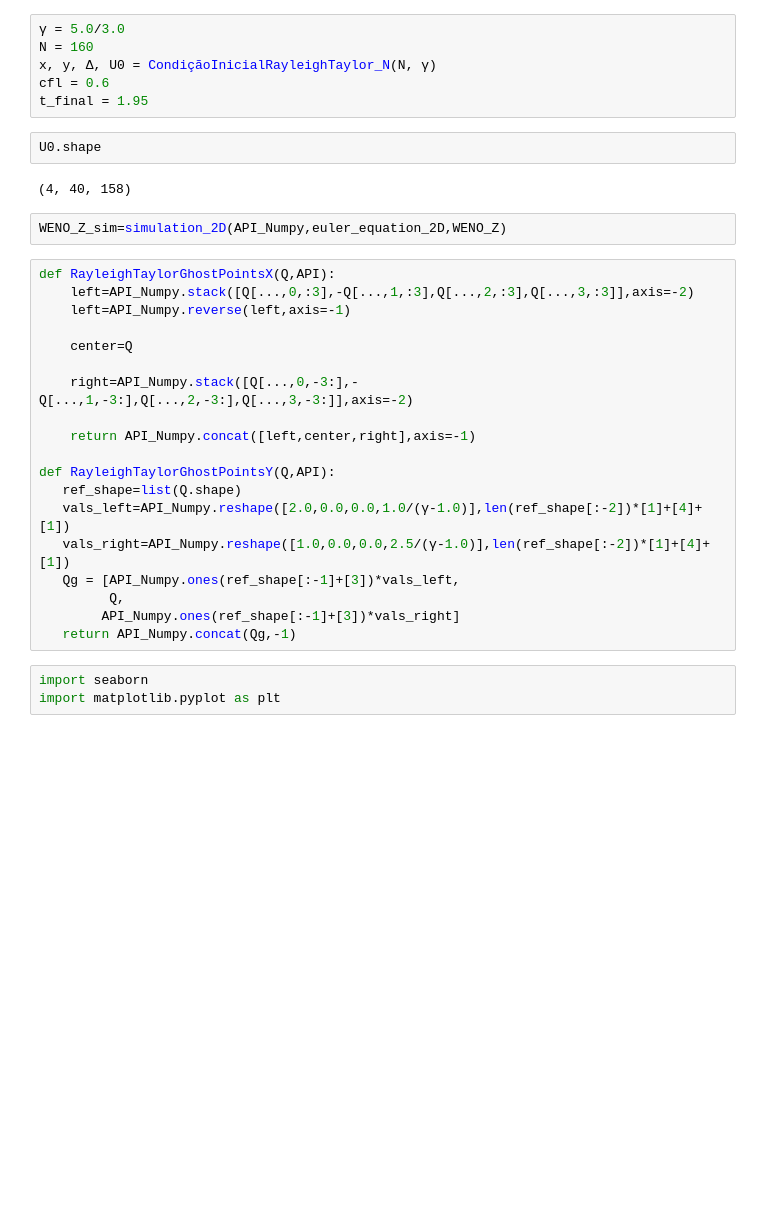
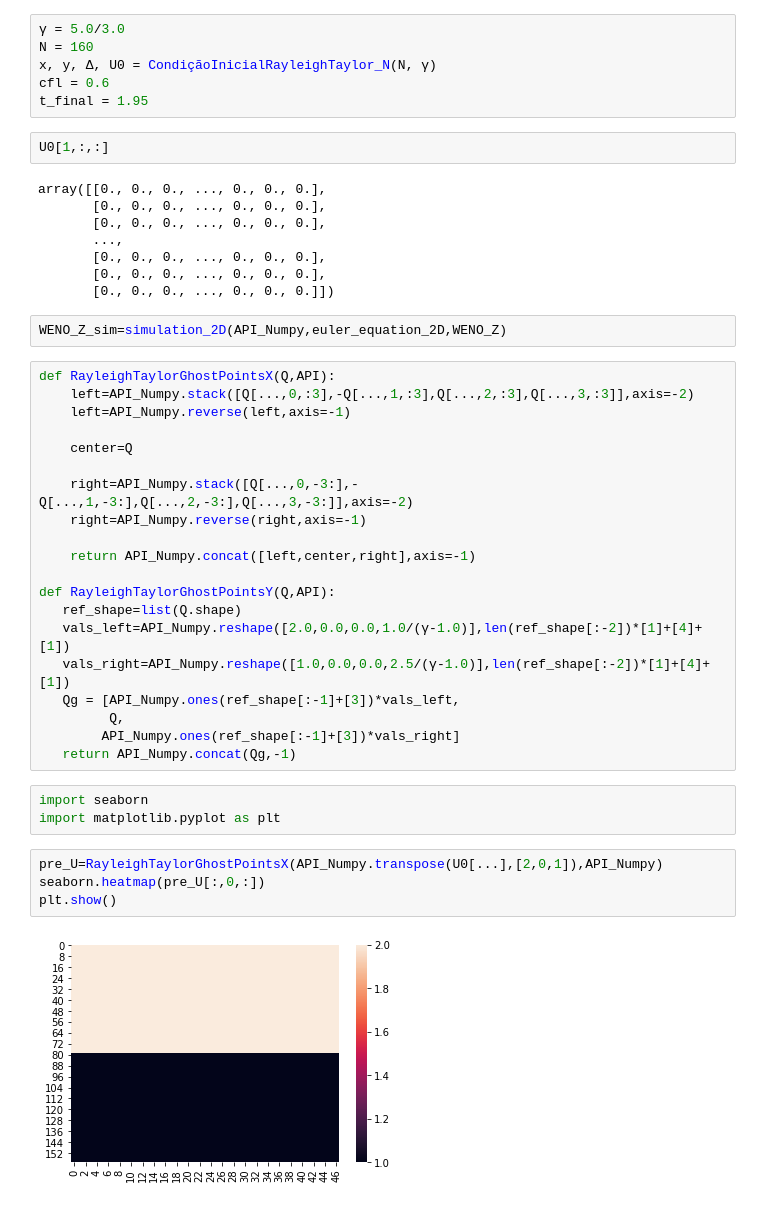
Before and after one commit to silvaneojunior/Top_mat_A, a Jupyter notebook: WENO-DS/Euler 2D.ipynb, the cells around one changed output. Drawn from its saved outputs; the diff is of its cells as text; blank space fills up the shorter version.

```diff
--- a/WENO-DS/Euler 2D.ipynb
+++ b/WENO-DS/Euler 2D.ipynb
@@ -58,9 +58,15 @@ x, y, Δ, U0 = CondiçãoInicialRayleighTaylor_N(N, γ)
 cfl = 0.6
 t_final = 1.95
 # %%
-U0.shape
+U0[1,:,:]
 # %% [output]
-(4, 40, 158)
+array([[0., 0., 0., ..., 0., 0., 0.],
+       [0., 0., 0., ..., 0., 0., 0.],
+       [0., 0., 0., ..., 0., 0., 0.],
+       ...,
+       [0., 0., 0., ..., 0., 0., 0.],
+       [0., 0., 0., ..., 0., 0., 0.],
+       [0., 0., 0., ..., 0., 0., 0.]])
 # %%
 WENO_Z_sim=simulation_2D(API_Numpy,euler_equation_2D,WENO_Z)
 # %%
@@ -71,6 +77,7 @@ def RayleighTaylorGhostPointsX(Q,API):
     center=Q
 
     right=API_Numpy.stack([Q[...,0,-3:],-Q[...,1,-3:],Q[...,2,-3:],Q[...,3,-3:]],axis=-2)
+    right=API_Numpy.reverse(right,axis=-1)
 
     return API_Numpy.concat([left,center,right],axis=-1)
 
@@ -85,4 +92,10 @@ def RayleighTaylorGhostPointsY(Q,API):
 # %%
 import seaborn
 import matplotlib.pyplot as plt
+# %%
+pre_U=RayleighTaylorGhostPointsX(API_Numpy.transpose(U0[...],[2,0,1]),API_Numpy)
+seaborn.heatmap(pre_U[:,0,:])
+plt.show()
+# %% [output]
+[figure, added]
 # %%
```
Also changed, not shown: parts of 3 cells of this notebook, 3 other files.
